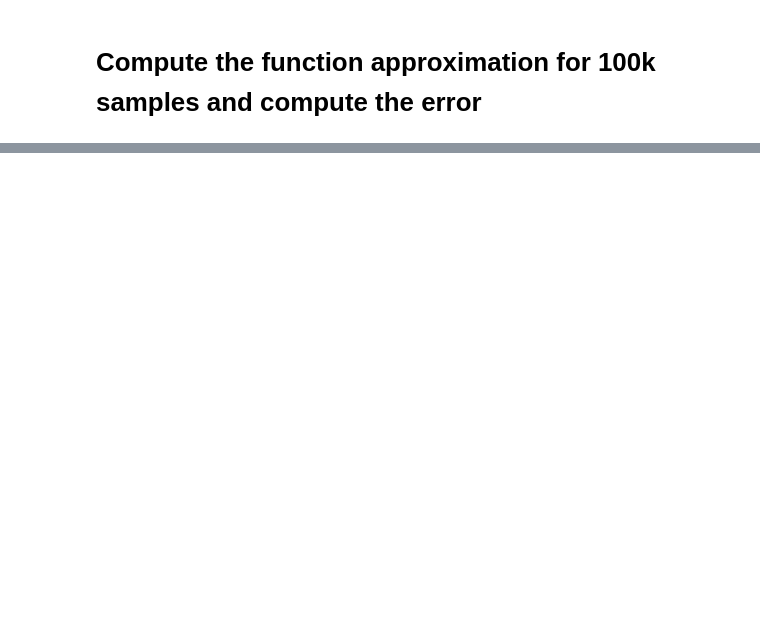
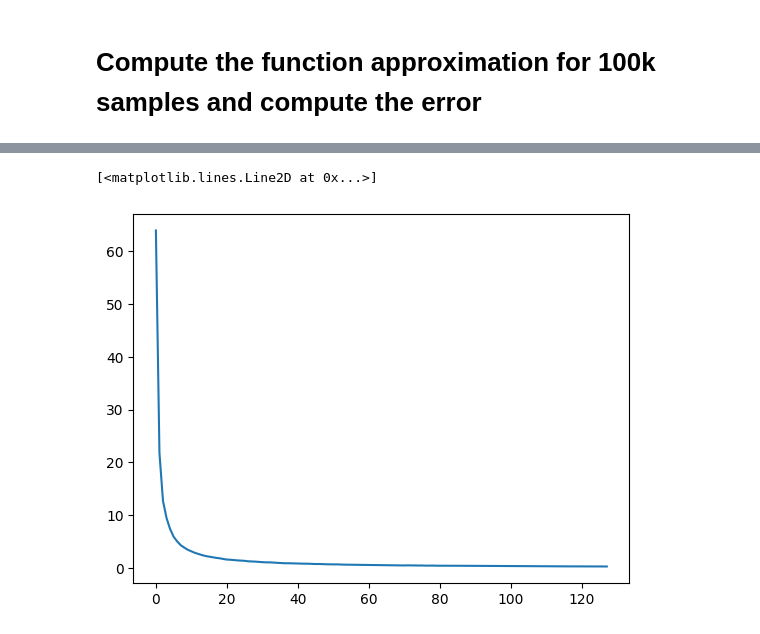
Before and after one commit to Yuvraj-Dhepe/uni_bayesian, a Jupyter notebook: Ex_6/exercise_6_nicolas_version.ipynb, the cells around one changed output, grey strips where cells are left out. Saved outputs shown, nothing was run; the diff lists cells and outputs as text; code cells hidden in the pictures; blank space fills up the shorter version.

```diff
--- a/Ex_6/exercise_6_nicolas_version.ipynb
+++ b/Ex_6/exercise_6_nicolas_version.ipynb
@@ -123,0 +153,5 @@ Text(0.5, 1.0, 'function approximation after n samples X axis is /50')
+# %%
+plt.plot(variances)
+# %% [output]
+[<matplotlib.lines.Line2D at 0x...>]
+[figure, added]
```
Also changed, not shown: parts of 7 cells of this notebook.
